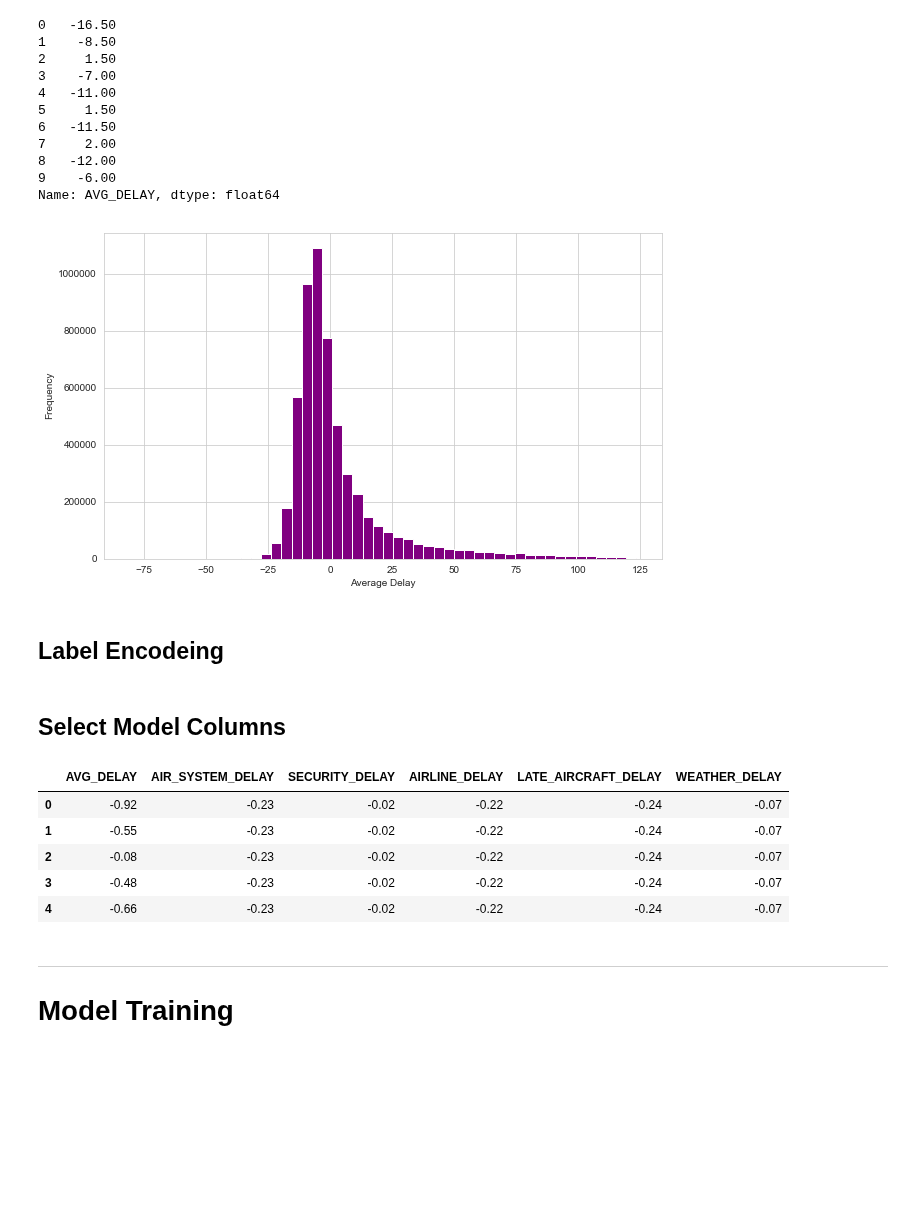
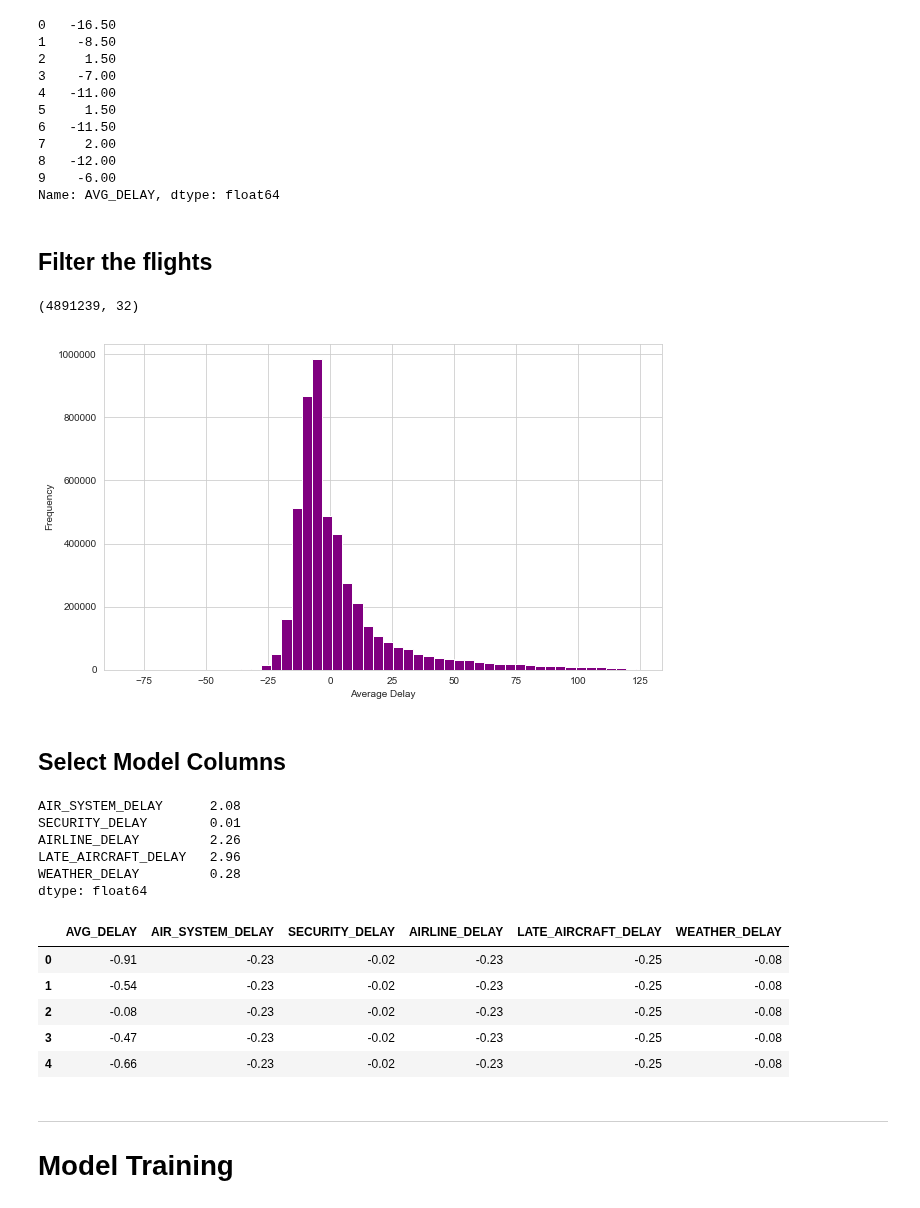
Before and after one commit to ArwaSheraky/Airlines-Delay-Analysis, a Jupyter notebook: Unsupervised_Learning/flights-clustering-kmeans.ipynb, the cells around one changed output. Cells and saved outputs as stored; diff of their text form; code cells hidden in the pictures; blank space fills up the shorter version.

```diff
--- a/Unsupervised_Learning/flights-clustering-kmeans.ipynb
+++ b/Unsupervised_Learning/flights-clustering-kmeans.ipynb
@@ -81,7 +66,6 @@ df.shape
 # %%
 # Average delay column
 
-df['AVG_DELAY'] = 0
 df['AVG_DELAY'] = (df['DEPARTURE_DELAY'] + df['ARRIVAL_DELAY']) / 2.0
 df['AVG_DELAY'].head(10)
 # %% [output]
@@ -96,13 +80,21 @@ df['AVG_DELAY'].head(10)
 8   -12.00
 9    -6.00
 Name: AVG_DELAY, dtype: float64
+# %% [markdown]
+## Filter the flights
+# %%
+# Remove flights with avg. delay between [-1,1]
+
+flights_to_remove = list(df[(df['AVG_DELAY'] > -1) & (df['AVG_DELAY'] < 1)].index)
+new_df = df[~df.index.isin(flights_to_remove)]
+new_df.shape
+# %% [output]
+(4891239, 32)
 # %%
 plt.figure(figsize=(10,6))
-plt.hist(df['AVG_DELAY'], bins=50, color='purple')
+plt.hist(new_df['AVG_DELAY'], bins=50, color='purple')
 plt.xlabel("Average Delay")
 plt.ylabel("Frequency")
 plt.show()
 # %% [output]
-[figure, old version]
+[figure, new version]
-# %% [markdown]
-## Label Encodeing
@@ -120,24 +101,36 @@ df = pd.concat([df, df_dummies], axis=1)
 # %% [markdown]
 ## Select Model Columns
+# %%
+# Select delay reasons columns
+
+delay_reason = new_df[['AIR_SYSTEM_DELAY','SECURITY_DELAY', 'AIRLINE_DELAY', 'LATE_AIRCRAFT_DELAY','WEATHER_DELAY']]
+delay_reason.mean()
+# %% [output]
+AIR_SYSTEM_DELAY      2.08
+SECURITY_DELAY        0.01
+AIRLINE_DELAY         2.26
+LATE_AIRCRAFT_DELAY   2.96
+WEATHER_DELAY         0.28
+dtype: float64
 # %%
 X_columns = ['AVG_DELAY'] + list(delay_reason.columns)
 # %%
 # normalize the columns
-df_norm = df.copy()
+df_norm = new_df.copy()
 df_norm = df_norm[X_columns]
 
 for col in X_columns:
-    df_norm[col] = df[col].astype(float)
+    df_norm[col] = new_df[col].astype(float)
     df_norm[col] = StandardScaler().fit_transform(df_norm[col].values.reshape(-1, 1))
 
 df_norm.head()
 # %% [output]
 |  | AVG_DELAY | AIR_SYSTEM_DELAY | SECURITY_DELAY | AIRLINE_DELAY | LATE_AIRCRAFT_DELAY | WEATHER_DELAY |
-| 0 | -0.92 | -0.23 | -0.02 | -0.22 | -0.24 | -0.07 |
-| 1 | -0.55 | -0.23 | -0.02 | -0.22 | -0.24 | -0.07 |
-| 2 | -0.08 | -0.23 | -0.02 | -0.22 | -0.24 | -0.07 |
-| 3 | -0.48 | -0.23 | -0.02 | -0.22 | -0.24 | -0.07 |
-| 4 | -0.66 | -0.23 | -0.02 | -0.22 | -0.24 | -0.07 |
+| 0 | -0.91 | -0.23 | -0.02 | -0.23 | -0.25 | -0.08 |
+| 1 | -0.54 | -0.23 | -0.02 | -0.23 | -0.25 | -0.08 |
+| 2 | -0.08 | -0.23 | -0.02 | -0.23 | -0.25 | -0.08 |
+| 3 | -0.47 | -0.23 | -0.02 | -0.23 | -0.25 | -0.08 |
+| 4 | -0.66 | -0.23 | -0.02 | -0.23 | -0.25 | -0.08 |
 # %% [markdown]
 _______
 # Model Training
```
Also changed, not shown: parts of 15 cells of this notebook.
